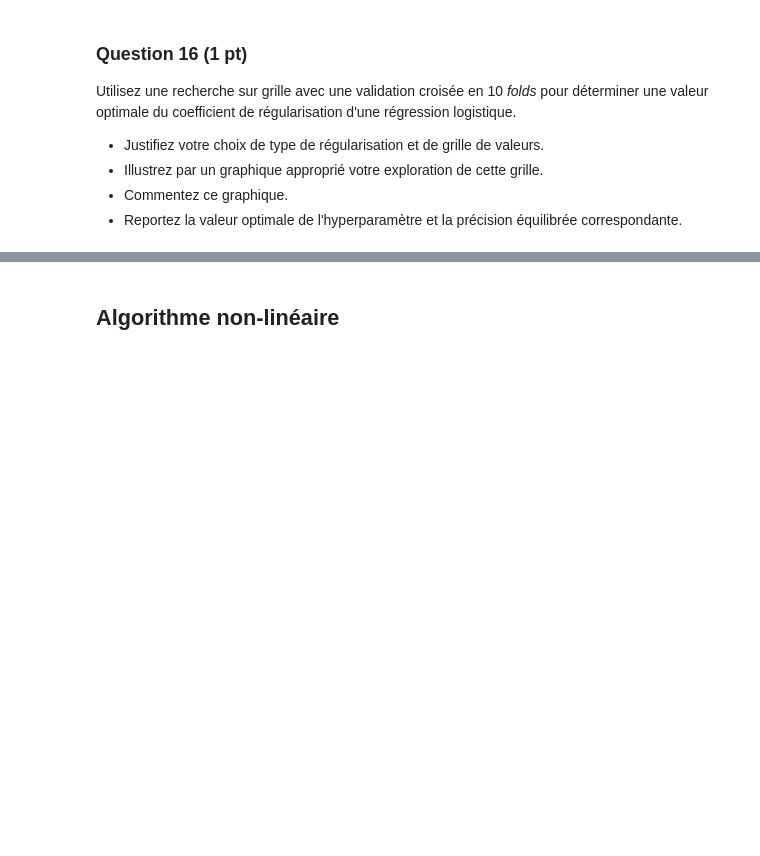
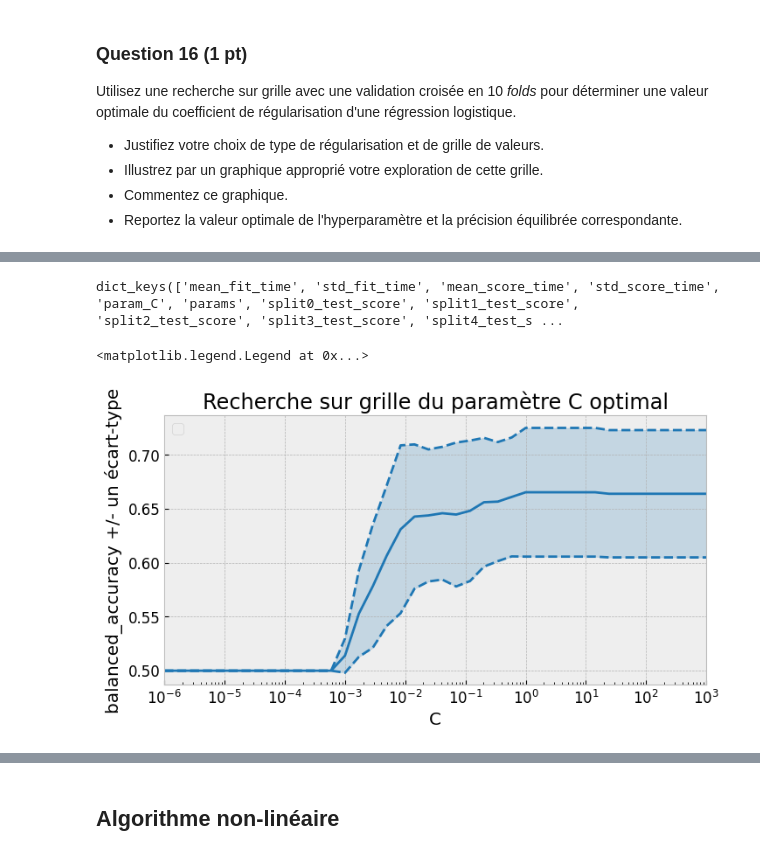
Before and after one commit to Simonolek/Projet_Soso_Simsim, a Jupyter notebook: Projet.ipynb, the cells around one changed output, grey strips where cells are left out. Drawn from its saved outputs; the diff is of its cells as text; code cells hidden in the pictures; blank space fills up the shorter version.

```diff
--- a/Projet.ipynb
+++ b/Projet.ipynb
@@ -304,3 +333,20 @@ Utilisez une recherche sur grille avec une validation croisée en 10 _folds_ pou
 * Illustrez par un graphique approprié votre exploration de cette grille.
 * Commentez ce graphique.
 * Reportez la valeur optimale de l'hyperparamètre et la précision équilibrée correspondante.
+# %%
+from sklearn import linear_model
+
+kf = model_selection.KFold(n_splits=10, shuffle=True, random_state=42)
+# %%
+C = np.logspace(-6, 3, 40)
+
+log_regression = linear_model.LogisticRegression(penalty = 'l2', random_state=42,
+                           max_iter=10000
+                          )
+
+grid = model_selection.GridSearchCV(log_regression, {'C': C}, # d'après la documentation, C is the "Inverse of regularization strength"
+                                    cv=kf,
+                                    scoring = 'balanced_accuracy'
+                                   )
+
+grid.fit(X_train_scaled, y_train_risk_vs_norisk)
@@ -306,0 +367,30 @@ Utilisez une recherche sur grille avec une validation croisée en 10 _folds_ pou
+# %%
+grid.cv_results_.keys()
+# %% [output]
+dict_keys(['mean_fit_time', 'std_fit_time', 'mean_score_time', 'std_score_time', 'param_C', 'params', 'split0_test_score', 'split1_test_score', 'split2_test_score', 'split3_test_score', 'split4_test_s ...
+# %%
+plt.figure(figsize=(8, 4))
+
+balanced_accuracies = grid.cv_results_['mean_test_score']
+std_error = grid.cv_results_['std_test_score']
+
+plt.semilogx(grid.cv_results_['param_C'], balanced_accuracies,
+         color='tab:blue')
+plt.semilogx(grid.cv_results_['param_C'], balanced_accuracies + std_error,
+             color='tab:blue', linestyle='dashed')
+plt.semilogx(grid.cv_results_['param_C'], balanced_accuracies - std_error,
+             color='tab:blue', linestyle='dashed')
+
+plt.fill_between(grid.cv_results_['param_C'], (balanced_accuracies + std_error), (balanced_accuracies - std_error),
+                 color='tab:blue',
+                 alpha=0.2,
+                )
+
+plt.xlabel("C")
+plt.ylabel("balanced_accuracy +/- un écart-type")
+plt.xlim([C[0], C[-1]])
+plt.title("Recherche sur grille du paramètre C optimal")
+plt.legend(loc='best')
+# %% [output]
+<matplotlib.legend.Legend at 0x...>
+[figure, added]
```
Also changed, not shown: parts of 7 cells of this notebook.
